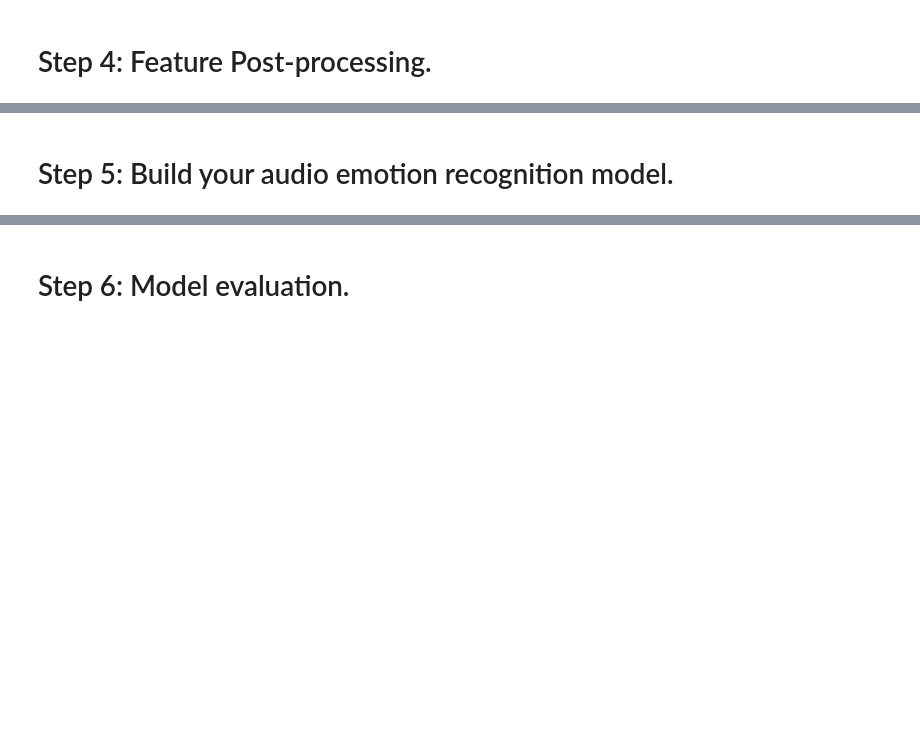
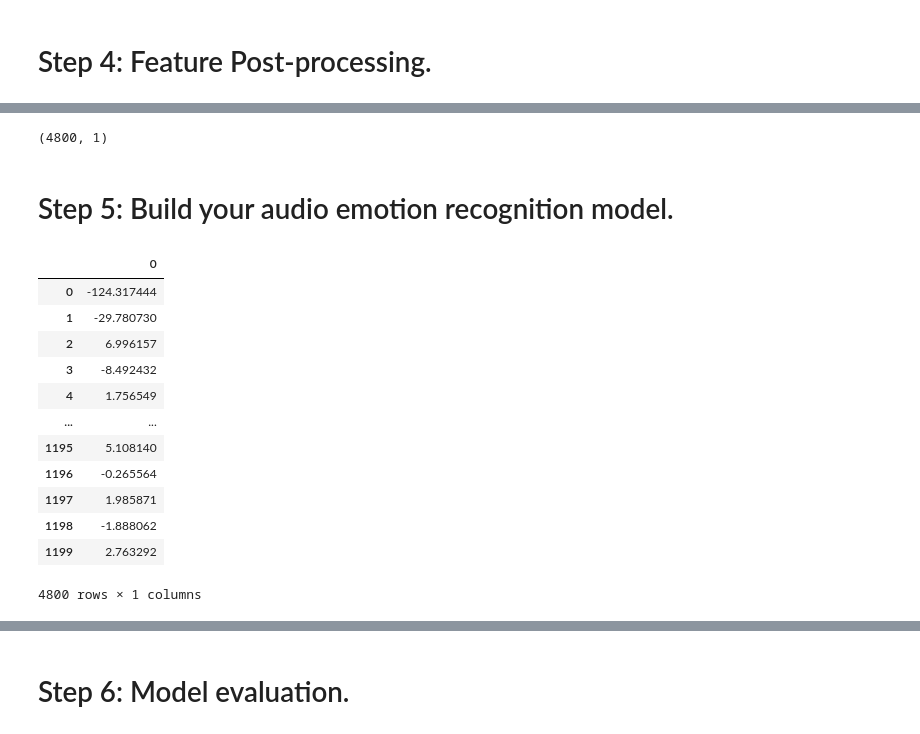
Before and after one commit to linyanna/multimodal-machine-learning, a Jupyter notebook: Assignment 3/Assignment3.ipynb, the cells around one changed output, grey strips where cells are left out. Cells and saved outputs as stored; diff of their text form; code cells hidden in the pictures; blank space fills up the shorter version.

```diff
--- a/Assignment 3/Assignment3.ipynb
+++ b/Assignment 3/Assignment3.ipynb
@@ -321,0 +171,22 @@ AttributeError: 'DataFrame' object has no attribute 'append'
+# %%
+from sklearn.preprocessing import MinMaxScaler
+
+temp_angry = pd.DataFrame()
+for row in angry_data:
+    temp_angry = pd.concat([temp_angry, feature_extraction(row, 1024)], ignore_index=True)
+
+temp_fear = pd.DataFrame()
+for row in fear_data:
+    temp_fear = pd.concat([temp_fear, feature_extraction(row, 1024)], ignore_index=True)
+
+temp_happy = pd.DataFrame()
+for row in happy_data:
+    temp_happy = pd.concat([temp_happy, feature_extraction(row, 1024)], ignore_index=True)
+
+temp_sad = pd.DataFrame()
+for row in sad_data:
+    temp_sad = pd.concat([temp_sad, feature_extraction(row, 1024)], ignore_index=True)
+
+
+# save the feature matrix to a csv file
+# X.to_csv('feature_matrix.csv', index=False)
@@ -322,3 +210,10 @@ AttributeError: 'DataFrame' object has no attribute 'append'
+# %%
+X = pd.concat([temp_angry, temp_fear, temp_happy, temp_sad])
+y = np.concatenate((angry_labels, fear_labels, happy_labels, sad_labels))
+# %%
+print(X.shape)
+# %% [output]
+(4800, 1)
 # %% [markdown]
 # Step 5: Build your audio emotion recognition model.
 # %%
@@ -338,14 +233,26 @@ neigh = KNeighborsClassifier(n_neighbors=3)
 svc = SVC(probability=True)
 nbc = GaussianNB()
 rfc = RandomForestClassifier()
-# %%
-X = df.drop(['Emotions'], axis=1).to_numpy()
-y = df['Emotions'].to_numpy()
-
-# X = feature_matrix.drop(['Loudness', 'MFCC_1', 'MFCC_2', 'MFCC_3', 'MFCC_4', 'MFCC_5', 'MFCC_6', 'MFCC_7', 'MFCC_8', 'MFCC_9', 'MFCC_10', 'MFCC_11', 'MFCC_12', 'Chroma_1', 'Chroma_2', 'Chroma_3', 'Chroma_4', 'Chroma_5', 'Chroma_6', 'Chroma_7', 'Chroma_8', 'Chroma_9', 'Chroma_10', 'Chroma_11', 'Chroma_12', 'MS_1', 'MS_2', 'MS_3', 'MS_4', 'MS_5', 'MS_6', 'MS_7', 'MS_8', 'MS_9', 'MS_10', 'MS_11', 'MS_12'], axis=1).to_numpy()
-
-# X
-# y
+# %%
+# X = df.drop(['Emotions'], axis=1).to_numpy()
+# y = df['Emotions'].to_numpy()
+
+X
+# y
+# %% [output]
+|  | 0 |
+| 0 | -124.317444 |
+| 1 | -29.780730 |
+| 2 | 6.996157 |
+| 3 | -8.492432 |
+| 4 | 1.756549 |
+| ... | ... |
+| 1195 | 5.108140 |
+| 1196 | -0.265564 |
+| 1197 | 1.985871 |
+| 1198 | -1.888062 |
+| 1199 | 2.763292 |
+4800 rows × 1 columns
 # %%
 # Split the data into training and testing sets
 X_train, X_test, y_train, y_test = train_test_split(X, y, test_size=0.3, stratify=y, random_state=42)
```
Also changed, not shown: parts of 12 cells of this notebook, 1 other file.
